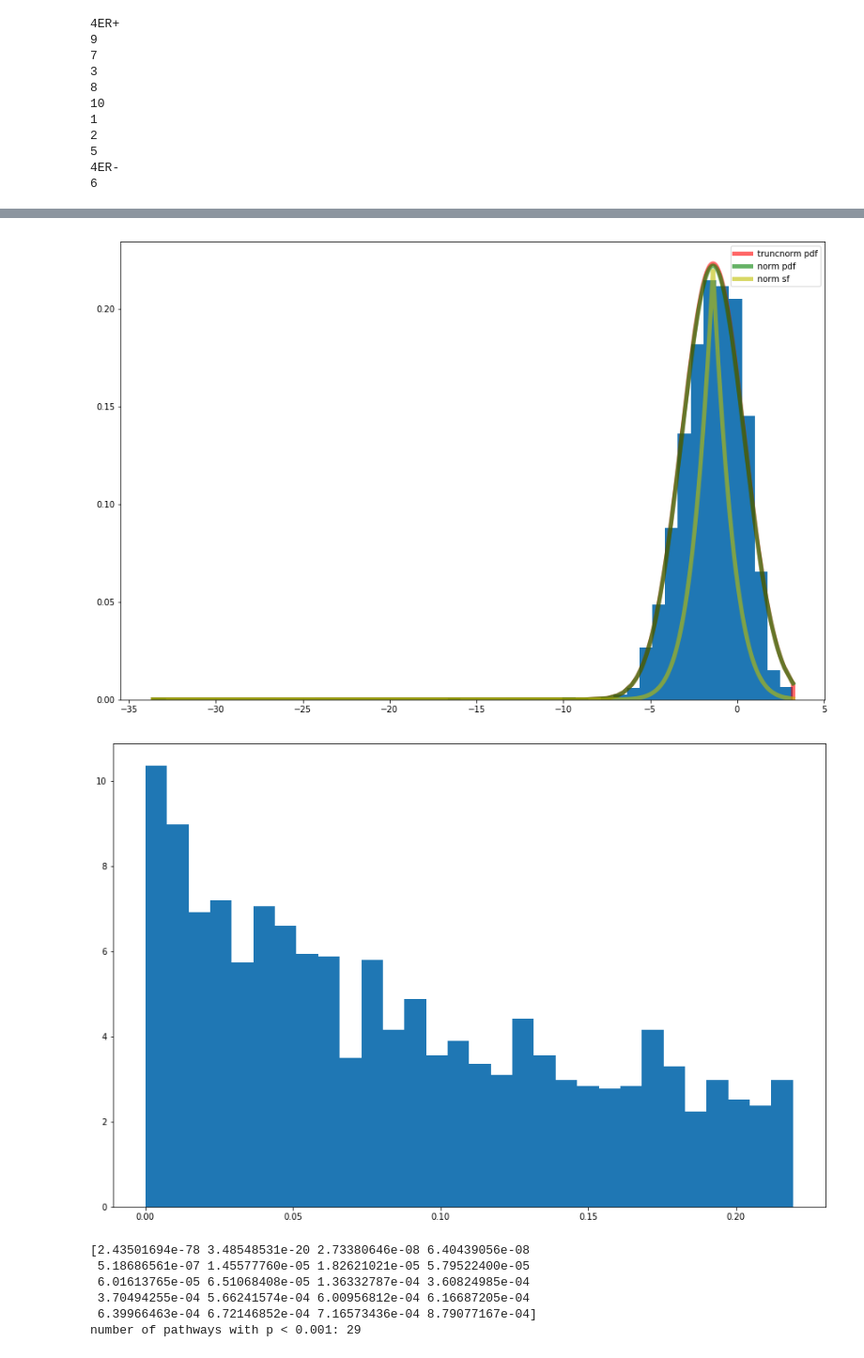
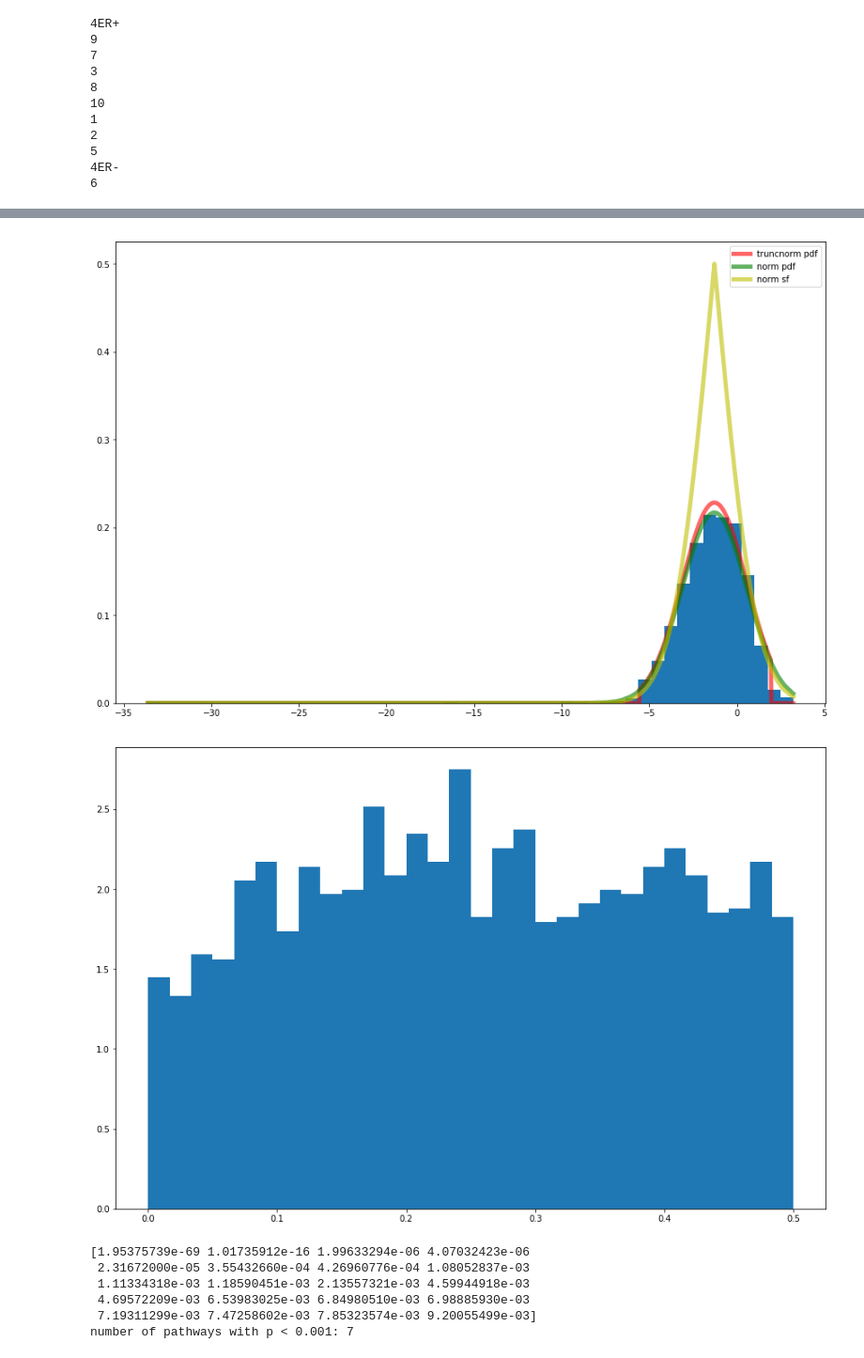
Before and after one commit to statisticalbiotechnology/wall, a Jupyter notebook: src/anova_failures_of_null.ipynb, the cells around one changed output, grey strips where cells are left out. Shown at 94% size. Drawn from its saved outputs; the diff is of its cells as text; code cells hidden in the pictures.

```diff
--- a/src/anova_failures_of_null.ipynb
+++ b/src/anova_failures_of_null.ipynb
@@ -100,11 +100,11 @@ def failures_of_null_anova(cluster, my_xa, my_xb, iterations=10000):
     ax.hist(z_scores, bins=50, density=True)
     ax.plot(z_scores, truncnorm.pdf(z_scores, par[0], par[1], par[2], par[3]), 'r-', lw=5, alpha=0.6, label='truncnorm pdf')
     ax.plot(z_scores, norm.pdf(z_scores, par[2], par[3]), 'g-', lw=5, alpha=0.6, label='norm pdf')
-    ax.plot(z_scores, norm.sf(abs(z_scores-par[2]), par[2], par[3]), 'y-', lw=5, alpha=0.6, label='norm sf')
+    ax.plot(z_scores, norm.sf(abs(z_scores-par[2]), 0, par[3]), 'y-', lw=5, alpha=0.6, label='norm sf')
     ax.legend(loc='best')
     plt.show()
 
-    p_vals = norm.sf(abs(z_scores-par[2]), par[2], par[3])
+    p_vals = norm.sf(abs(z_scores-par[2]), 0, par[3])
 
     plt.figure(figsize=(15, 10))
     plt.hist(p_vals, bins=30, density=True)
@@ -122,5 +122,5 @@ def failures_of_null_anova(cluster, my_xa, my_xb, iterations=10000):
 
     ##and log fold change
     clusterframes[cluster]['log adjusted p-value'] = -np.log10(clusterframes[cluster]['adjusted p-value'])
-    clusterframes[cluster]['log adjusted q-value'] = -np.log10(clusterframes[cluster]['adjusted q-values'])
+    clusterframes[cluster][f'cluster {cluster} log adjusted q-value'] = -np.log10(clusterframes[cluster]['adjusted q-values'])
 # %%
@@ -262,5 +262,5 @@ number of pathways with p < 0.001: 249
 # %%
-failures_of_null_anova('6', 0.01, 99.99)
+failures_of_null_anova('6', 1, 99)
 # %% [output]
 [-33.62247858 -16.41150422  -9.77234282 ...   3.21698071   3.21743531
    3.21760124]
@@ -274,9 +274,9 @@ Optimization terminated successfully.    (Exit mode 0)
-[figure, old version]
+[figure, new version]
-[figure, old version]
+[figure, new version]
-[2.43501694e-78 3.48548531e-20 2.73380646e-08 6.40439056e-08
- 5.18686561e-07 1.45577760e-05 1.82621021e-05 5.79522400e-05
- 6.01613765e-05 6.51068408e-05 1.36332787e-04 3.60824985e-04
- 3.70494255e-04 5.66241574e-04 6.00956812e-04 6.16687205e-04
- 6.39966463e-04 6.72146852e-04 7.16573436e-04 8.79077167e-04]
-number of pathways with p < 0.001: 29
+[1.95375739e-69 1.01735912e-16 1.99633294e-06 4.07032423e-06
+ 2.31672000e-05 3.55432660e-04 4.26960776e-04 1.08052837e-03
+ 1.11334318e-03 1.18590451e-03 2.13557321e-03 4.59944918e-03
+ 4.69572209e-03 6.53983025e-03 6.84980510e-03 6.98885930e-03
+ 7.19311299e-03 7.47258602e-03 7.85323574e-03 9.20055499e-03]
+number of pathways with p < 0.001: 7
 # %%
```
Also changed, not shown: parts of 18 cells of this notebook, 20 other files.
